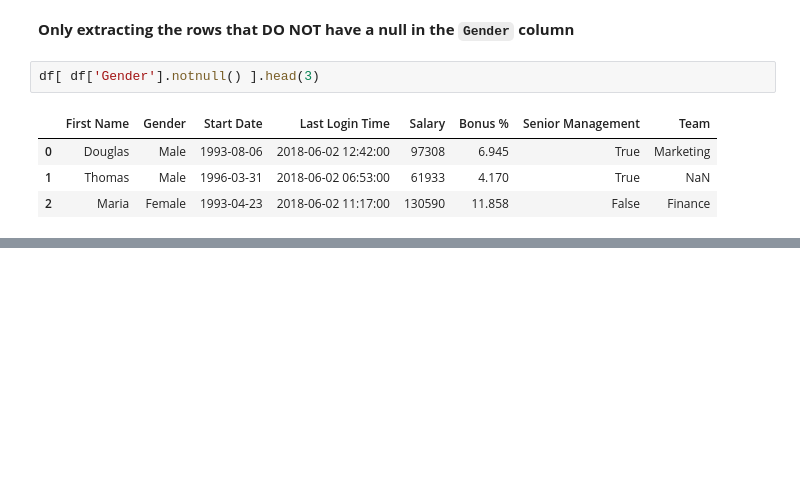
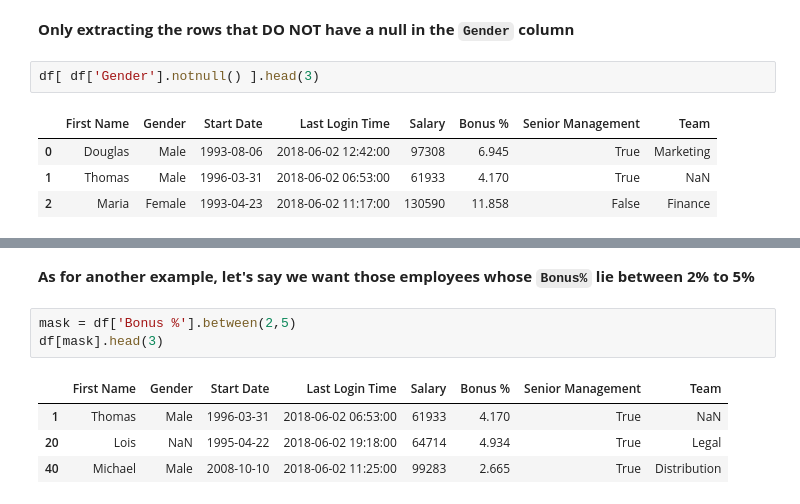
Before and after one commit to pratikgujral/learn-data-analysis, a Jupyter notebook: DataFrame.ipynb, the cells around one changed output, grey strips where cells are left out. Cells and saved outputs as stored; diff of their text form; blank space fills up the shorter version.

```diff
--- a/DataFrame.ipynb
+++ b/DataFrame.ipynb
@@ -804,0 +831,10 @@ df[ df['Gender'].notnull() ].head(3)
+# %% [markdown]
+**As for another example, let's say we want those employees whose `Bonus%` lie between 2% to 5%**
+# %%
+mask = df['Bonus %'].between(2,5)
+df[mask].head(3)
+# %% [output]
+|  | First Name | Gender | Start Date | Last Login Time | Salary | Bonus % | Senior Management | Team |
+| 1 | Thomas | Male | 1996-03-31 | 2018-06-02 06:53:00 | 61933 | 4.170 | True | NaN |
+| 20 | Lois | NaN | 1995-04-22 | 2018-06-02 19:18:00 | 64714 | 4.934 | True | Legal |
+| 40 | Michael | Male | 2008-10-10 | 2018-06-02 11:25:00 | 99283 | 2.665 | True | Distribution |
```
Also changed, not shown: parts of 27 cells of this notebook.
